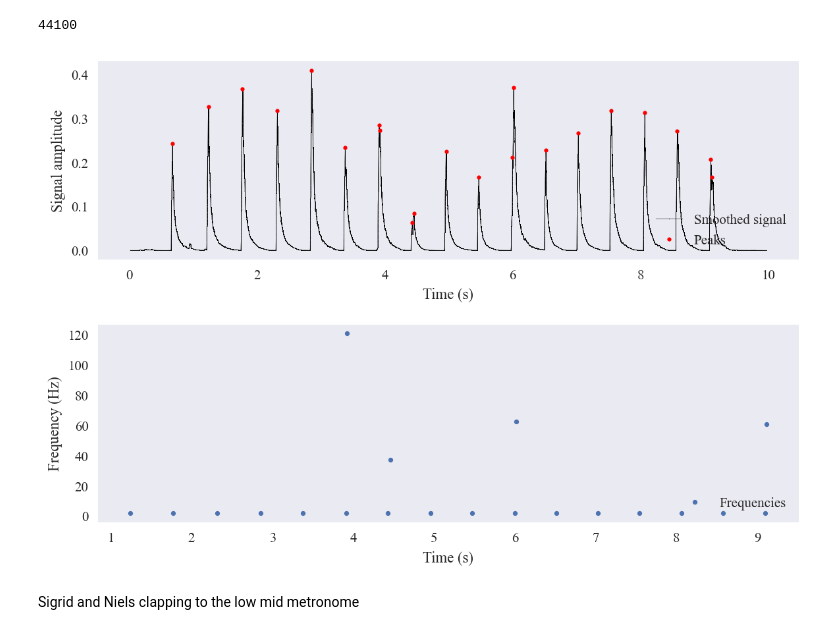
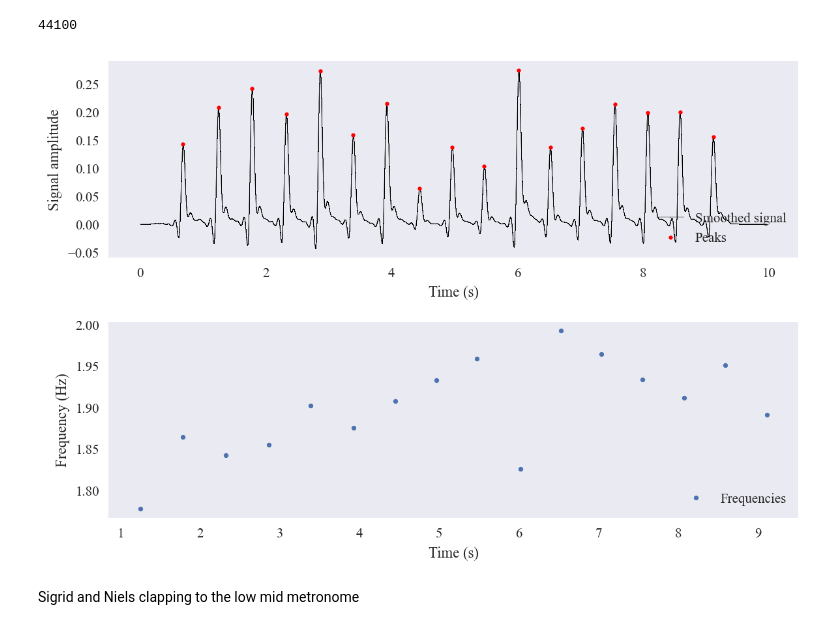
Before and after one commit to nielsdavidsen/Bachelor_2024, a Jupyter notebook: read_sound.ipynb, the cells around one changed output. Drawn from its saved outputs; the diff is of its cells as text; code cells hidden in the pictures.

```diff
--- a/read_sound.ipynb
+++ b/read_sound.ipynb
@@ -321,39 +343,39 @@ read_wave('lydfiler/metronomfiler/low_high.wav', resolution=np.int32)[1]
 # %% [output]
 44100
 # %%
-new_time, new_signal, peak_times, peaks, freq_tlist, freq_list = new_data_extract('trial.wav',
+new_time, new_signal, peak_times, peaks, freq_tlist, freq_list = data_extract_lp('trial.wav',
                                                                                    resolution=np.int32,
-                                                                                   neigh_rm=500,
+                                                                                   cutoff_frequency=10,
                                                                                    height_var=0.05,
                                                                                    prominence_var=0.02)
 
 fig, ax = plt.subplots(2, 1, dpi=150)
 ax[0].plot(new_time,
            new_signal,
            color='black',
            ls='-',
            marker='.',
            linewidth = 0.2,
            markersize=0.8,
            label='Smoothed signal')
 
 
 ax[0].plot(peak_times, peaks, color='red', ls='', marker='o', markersize=3, label='Peaks')
 ax[0].grid()
 ax[0].set_xlabel('Time (s)')
 ax[0].set_ylabel('Signal amplitude')
 ax[0].legend(loc='lower right')
 #ax[0].set_xlim(5.9,6.1)
 
 ax[1].plot(freq_tlist, freq_list, '.', label='Frequencies')
 ax[1].grid()
 ax[1].set_xlabel('Time (s)')
 ax[1].set_ylabel('Frequency (Hz)')
 ax[1].legend(loc='lower right')
 
 fig.tight_layout()
 # %% [output]
-[figure, old version]
+[figure, new version]
 # %% [markdown]
 Sigrid and Niels clapping to the low mid metronome
 # %%
```
Also changed, not shown: parts of 14 cells of this notebook, 1 other file.
